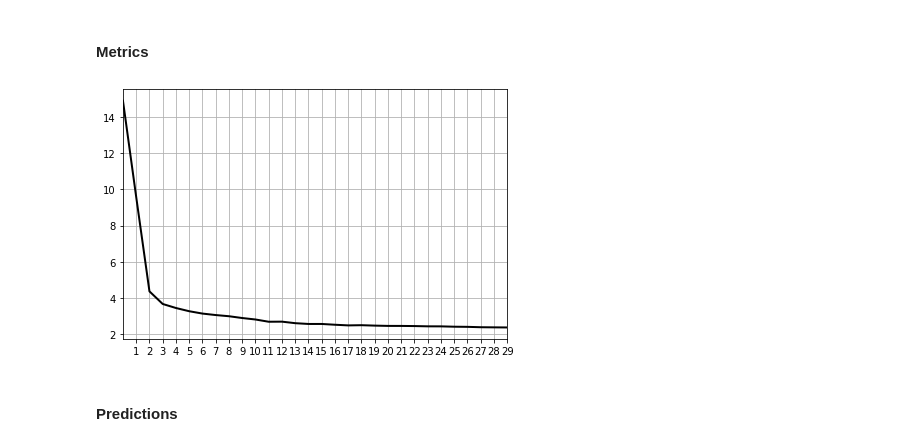
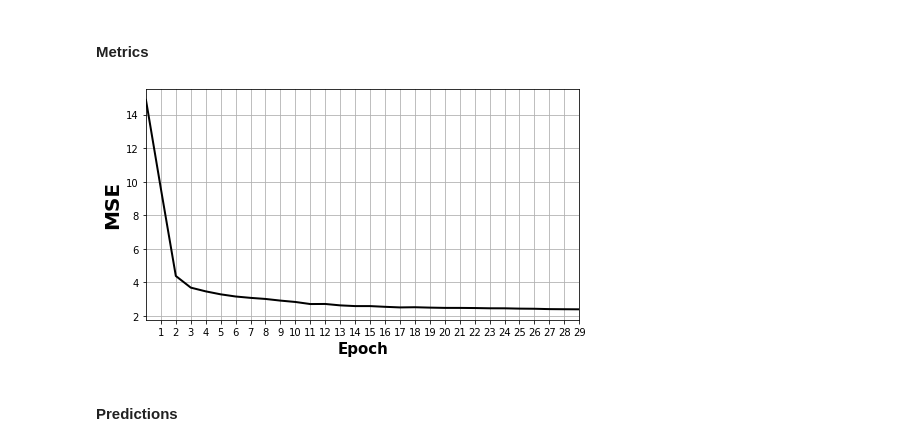
Before and after one commit to hplbrayan/Neural-Network-From-Scratch, a Jupyter notebook: notebooks/proofs.ipynb, the cells around one changed output. Cells and saved outputs as stored; diff of their text form; code cells hidden in the pictures.

```diff
--- a/notebooks/proofs.ipynb
+++ b/notebooks/proofs.ipynb
@@ -164,19 +164,22 @@ Epoch 30/30, Loss: 2.39427548
 # %% [markdown]
 #### Metrics
 # %%
-fig, ax = plt.subplots()
+fig, ax = plt.subplots(figsize=(7,4))
 
 loss_average = np.mean(np.reshape(nn.losses, (nn.epochs, -1)), axis=1)
 ax.plot(loss_average, c="k", lw=2)
 
 ax.set_xlim(0, len(loss_average)-1)
 ax.set_xticks(range(1, len(loss_average)), range(1,len(loss_average)))
 
+ax.set_xlabel("Epoch", fontdict=font_leg)
+ax.set_ylabel(r"MSE", fontdict=font)
+
 ax.grid()
 plt.tight_layout()
 plt.show()
 # %% [output]
-[figure, old version]
+[figure, new version]
 # %% [markdown]
 #### Predictions
 # %%
```
